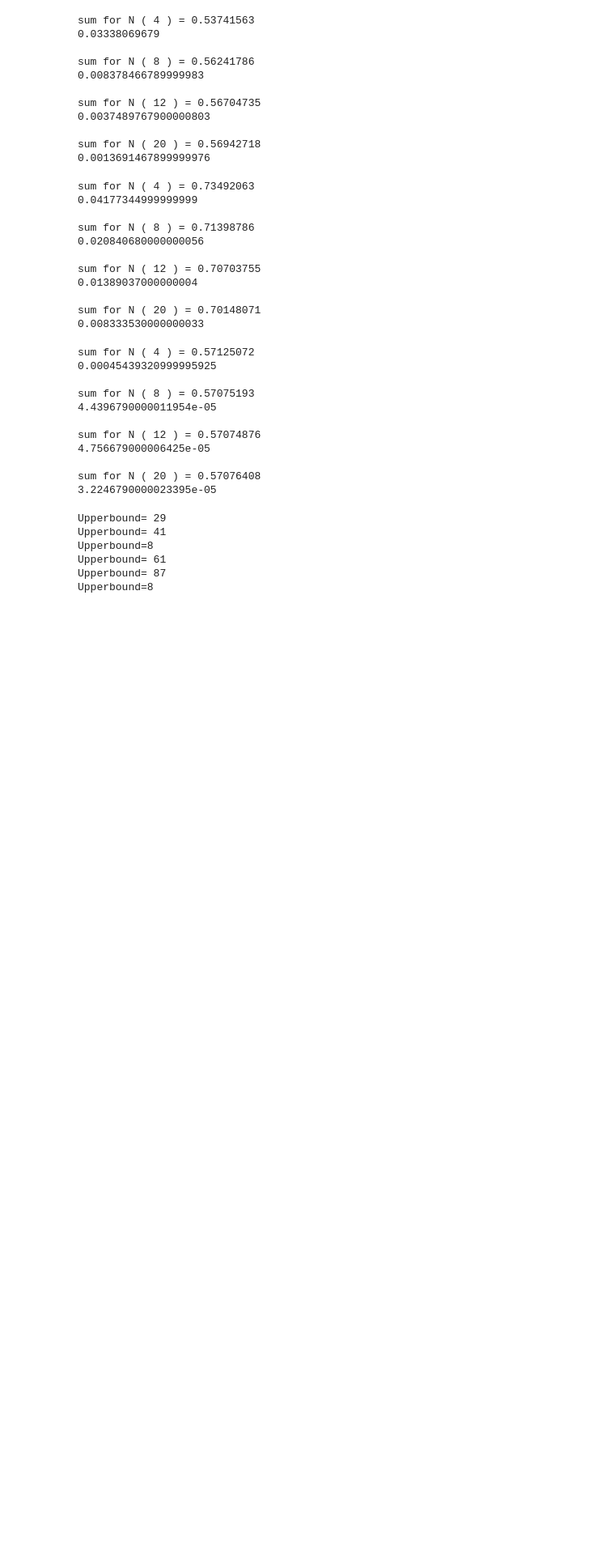
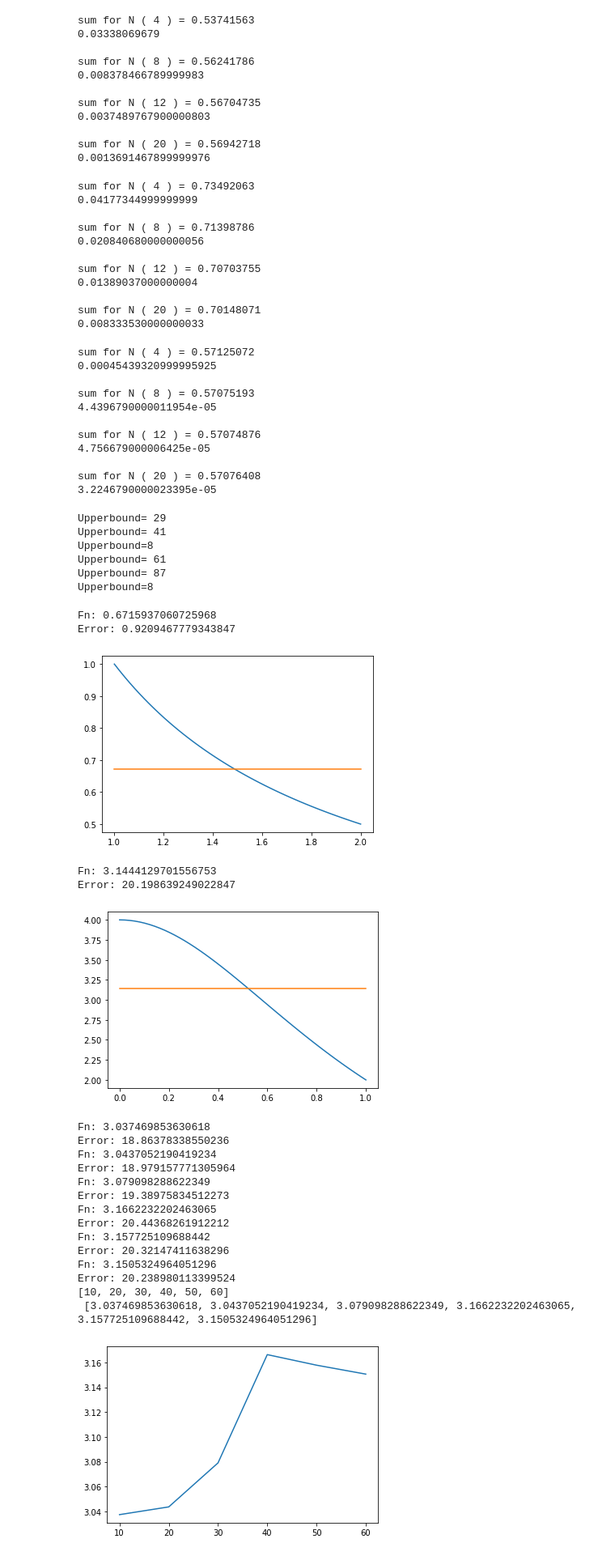
Before and after one commit to Dr-Noobilson/P346-CPL-Assignments, a Jupyter notebook: Class7.ipynb, the cells around one changed output. Shown at 81% size. Cells and saved outputs as stored; diff of their text form; code cells hidden in the pictures; blank space fills up the shorter version.

```diff
--- a/Class7.ipynb
+++ b/Class7.ipynb
@@ -165,3 +168,38 @@ Upperbound=8
 Upperbound= 61
 Upperbound= 87
 Upperbound=8
+# %%
+p=t1.MonteC(fun1,1,2,10,0.1)
+
+t1.PlotMC(p,1,2,fun1)
+
+def fun3(x):
+    return 4/(1+x**2)
+
+p=t1.MonteC(fun3,0,1,10000,0.1)
+t1.PlotMC(p,0,1,fun3)
+
+
+t1.MCarlo(500,0,1,fun3,0.01)
+# %% [output]
+Fn: 0.6715937060725968
+Error: 0.9209467779343847
+[figure, added]
+Fn: 3.1444129701556753
+Error: 20.198639249022847
+[figure, added]
+Fn: 3.037469853630618
+Error: 18.86378338550236
+Fn: 3.0437052190419234
+Error: 18.979157771305964
+Fn: 3.079098288622349
+Error: 19.38975834512273
+Fn: 3.1662232202463065
+Error: 20.44368261912212
+Fn: 3.157725109688442
+Error: 20.32147411638296
+Fn: 3.1505324964051296
+Error: 20.238980113399524
+[10, 20, 30, 40, 50, 60]
+ [3.037469853630618, 3.0437052190419234, 3.079098288622349, 3.1662232202463065, 3.157725109688442, 3.1505324964051296]
+[figure, added]
```
Also changed, not shown: parts of 1 cell of this notebook, 9 other files.
